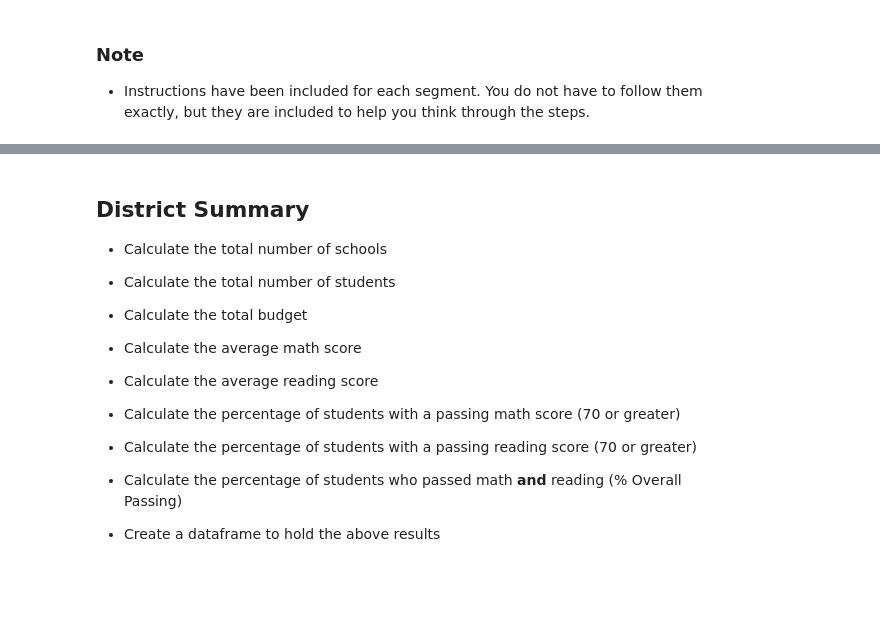
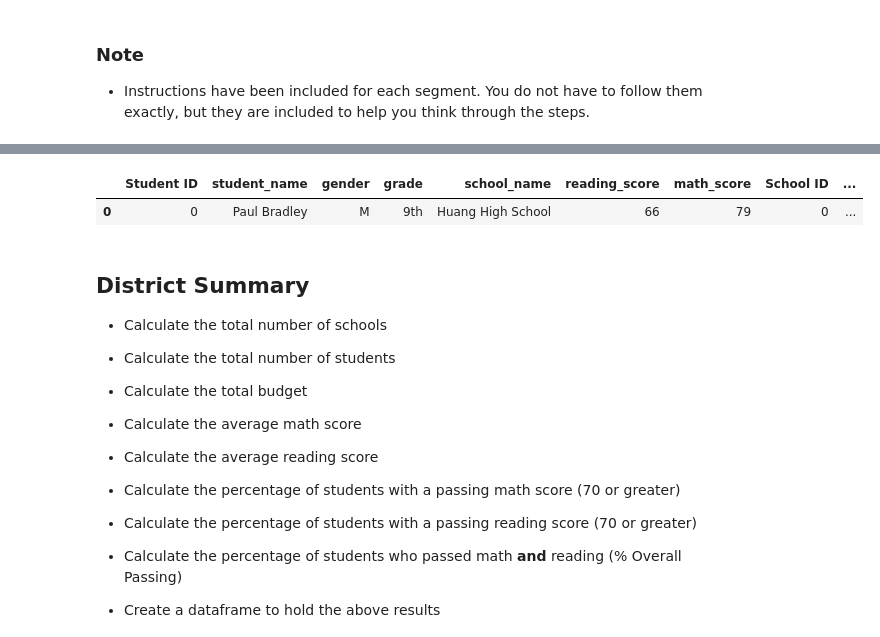
Before and after one commit to armywalrus/School-Data-Analysis-using-Pandas, a Jupyter notebook: PyCitySchools_starter.ipynb, the cells around one changed output, grey strips where cells are left out. Cells and saved outputs as stored; diff of their text form; code cells hidden in the pictures; blank space fills up the shorter version.

```diff
--- a/PyCitySchools_starter.ipynb
+++ b/PyCitySchools_starter.ipynb
@@ -33,3 +17,0 @@ school_data_complete
-# %%
-school_data_complete.df = (school_data_complete)
-school_data_complete
@@ -50,3 +18,9 @@ school_data_complete
+# %%
+school_data_complete_df = pd.DataFrame(school_data_complete)
+school_data_complete_df.head(1)
+# %% [output]
+|  | Student ID | student_name | gender | grade | school_name | reading_score | math_score | School ID | ... |
+| 0 | 0 | Paul Bradley | M | 9th | Huang High School | 66 | 79 | 0 | ... |
 # %% [markdown]
 ## District Summary
 
```
Also changed, not shown: parts of 35 cells of this notebook.
